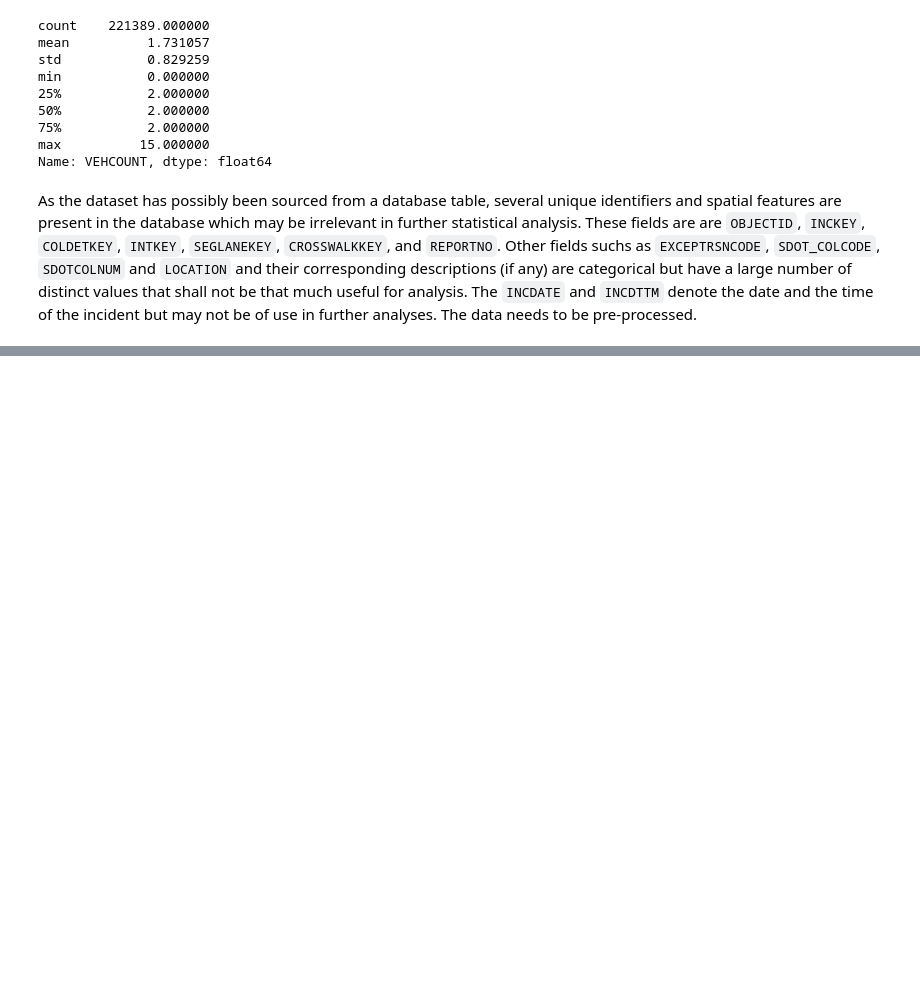
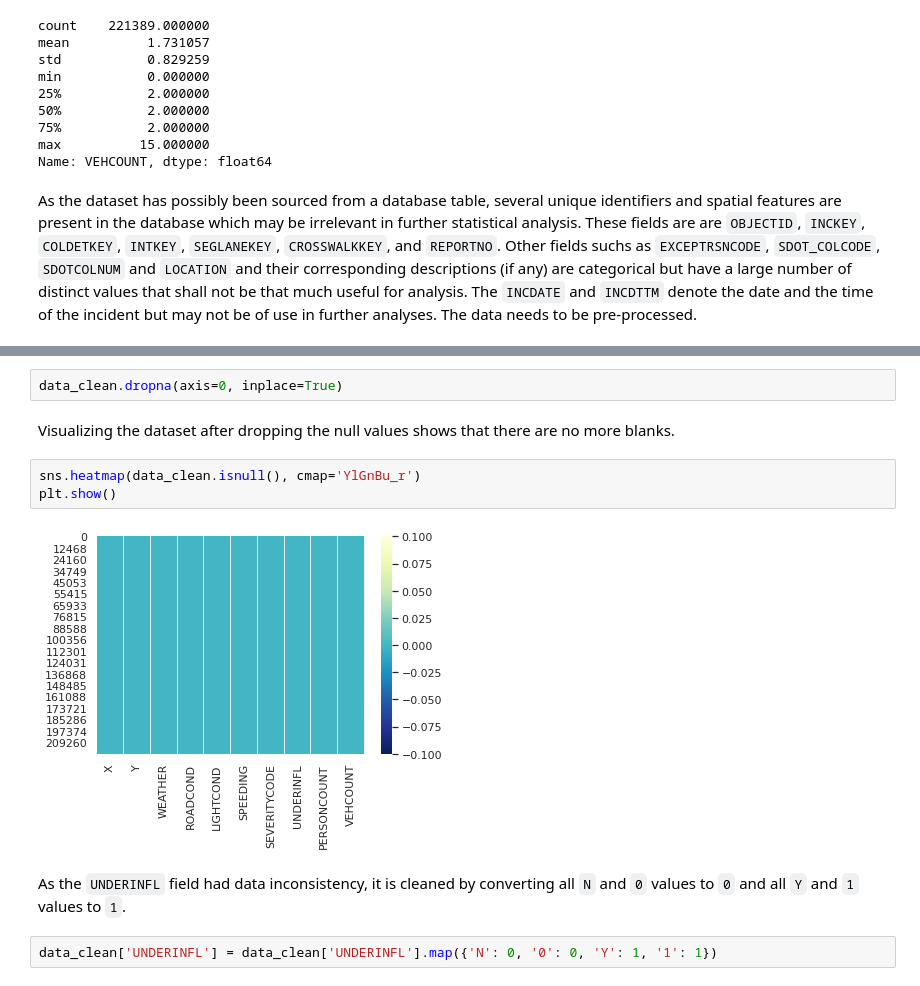
Before and after one commit to sudiptog81/ibm-data-science, a Jupyter notebook: Applied Data Science Capstone/CapstoneProject.ipynb, the cells around one changed output, grey strips where cells are left out. Saved outputs shown, nothing was run; the diff lists cells and outputs as text; blank space fills up the shorter version.

```diff
--- a/Applied Data Science Capstone/CapstoneProject.ipynb
+++ b/Applied Data Science Capstone/CapstoneProject.ipynb
@@ -202,0 +283,13 @@ As the dataset has possibly been sourced from a database table, several unique i
+# %%
+data_clean.dropna(axis=0, inplace=True)
+# %% [markdown]
+Visualizing the dataset after dropping the null values shows that there are no more blanks.
+# %%
+sns.heatmap(data_clean.isnull(), cmap='YlGnBu_r')
+plt.show()
+# %% [output]
+[figure, added]
+# %% [markdown]
+As the `UNDERINFL` field had data inconsistency, it is cleaned by converting all `N` and `0` values to `0` and all `Y` and `1` values to `1`.
+# %%
+data_clean['UNDERINFL'] = data_clean['UNDERINFL'].map({'N': 0, '0': 0, 'Y': 1, '1': 1})
```
Also changed, not shown: parts of 54 cells of this notebook.
